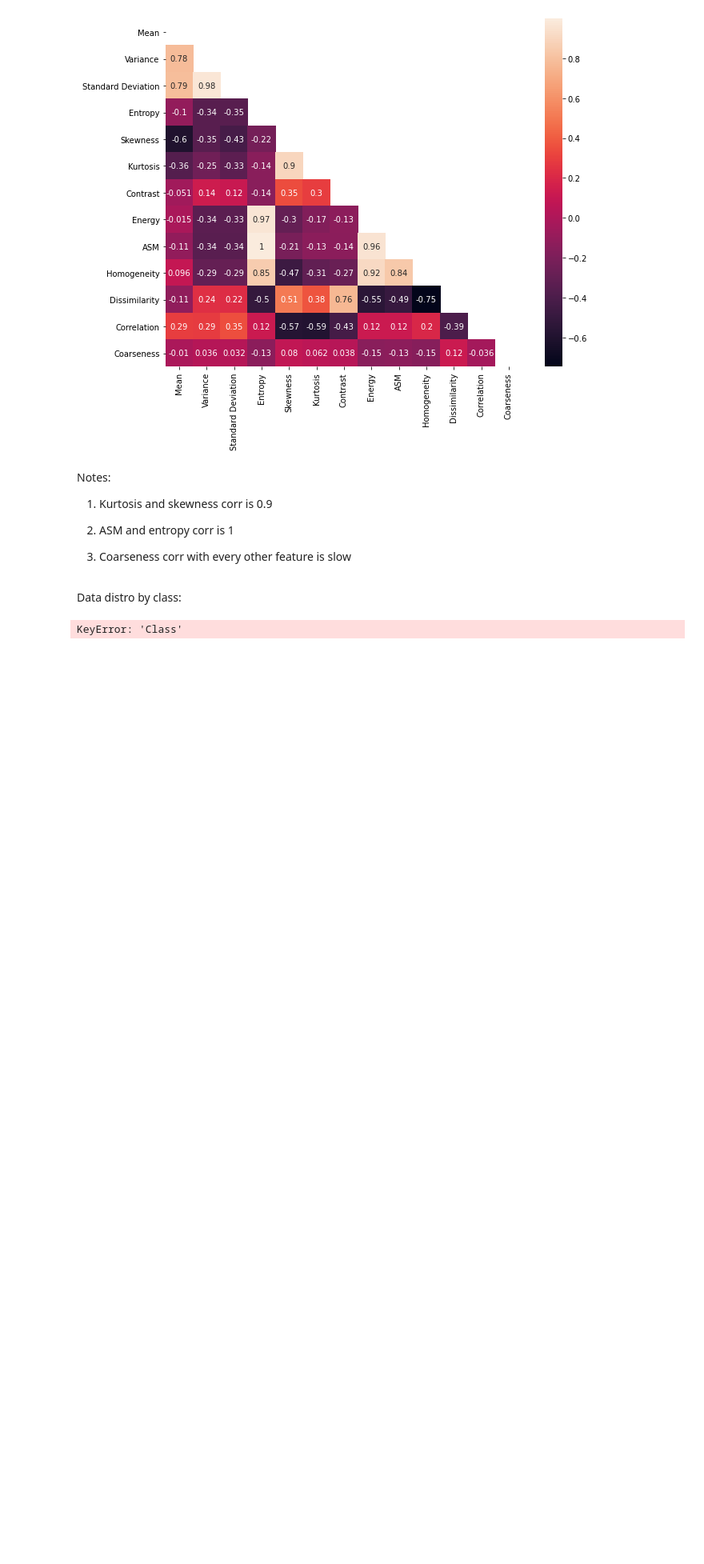
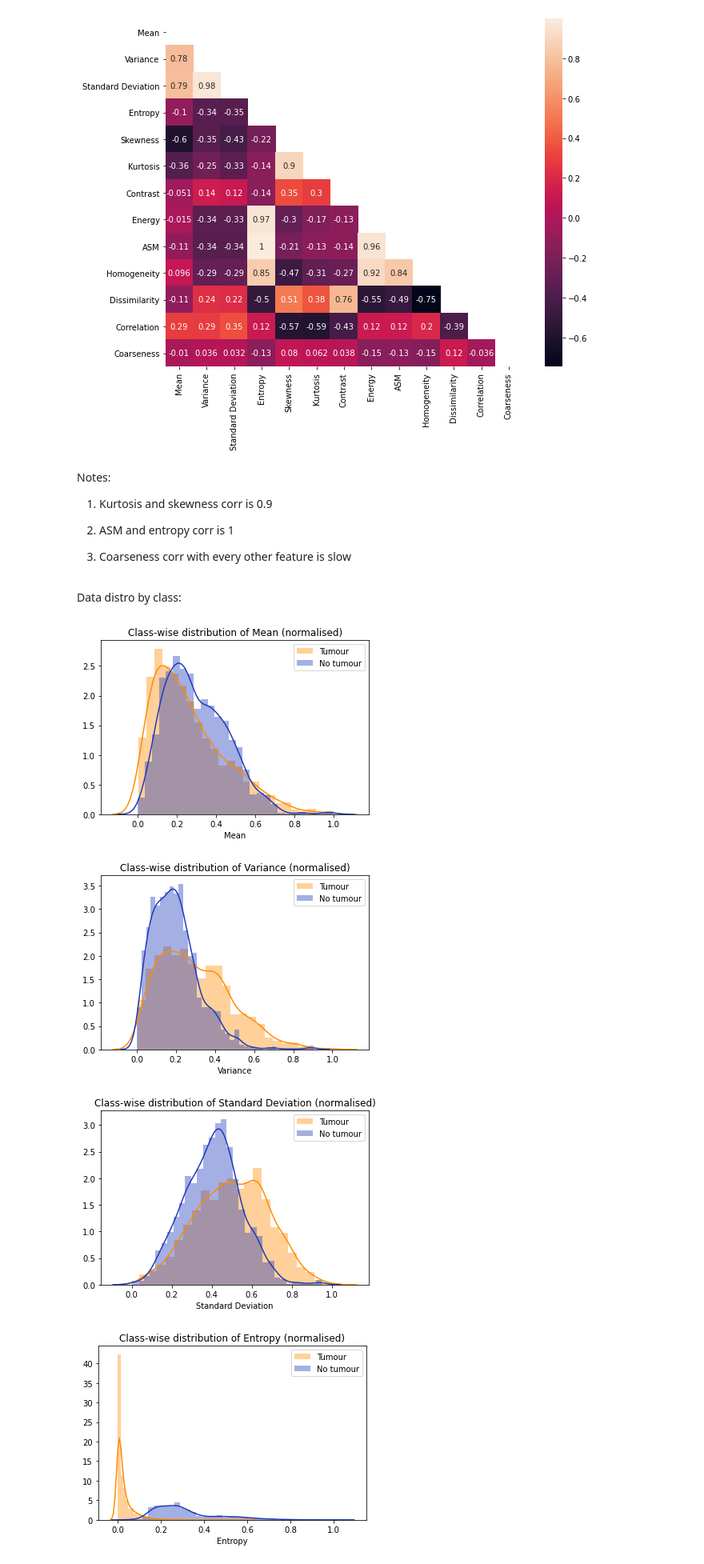
Before and after one commit to jerryadamsfranklin/brain-tumour-detection, a Jupyter notebook: eda.ipynb, the cells around one changed output. Shown at 80% size. Cells and saved outputs as stored; diff of their text form; code cells hidden in the pictures; blank space fills up the shorter version.

```diff
--- a/eda.ipynb
+++ b/eda.ipynb
@@ -184,7 +184,7 @@ Data distro by class:
 def dataDistroByClass(data):
 #     i = 0
 
-    for col in data:
+    for col in data.columns[: 13]:
         sns.distplot(data[data['Class'] == 1][col], kde = True, hist = True, color = '#ff8b00', label = 'Tumour')
         sns.distplot(data[data['Class'] == 0][col], kde = True, hist = True, color = '#1c39bb', label = 'No tumour')
         plt.title('Class-wise distribution of ' + col + ' (normalised)')
@@ -193,6 +193,9 @@ def dataDistroByClass(data):
         plt.show()
         plt.close()
 # %%
-dataDistroByClass(normal_data[normal_data.columns[: 13]])
+dataDistroByClass(normal_data)
 # %% [output]
-KeyError: 'Class'
+[figure, added]
+[figure, added]
+[figure, added]
+[figure, added]
```
Also changed, not shown: parts of 2 cells of this notebook.
